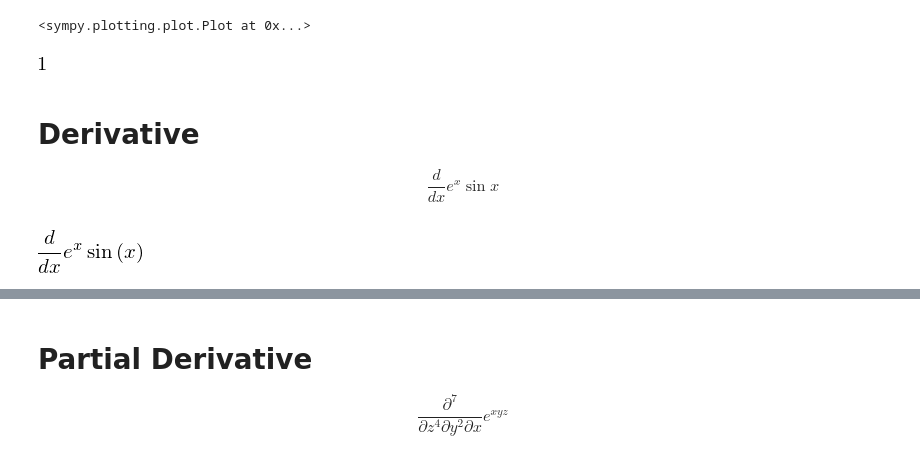
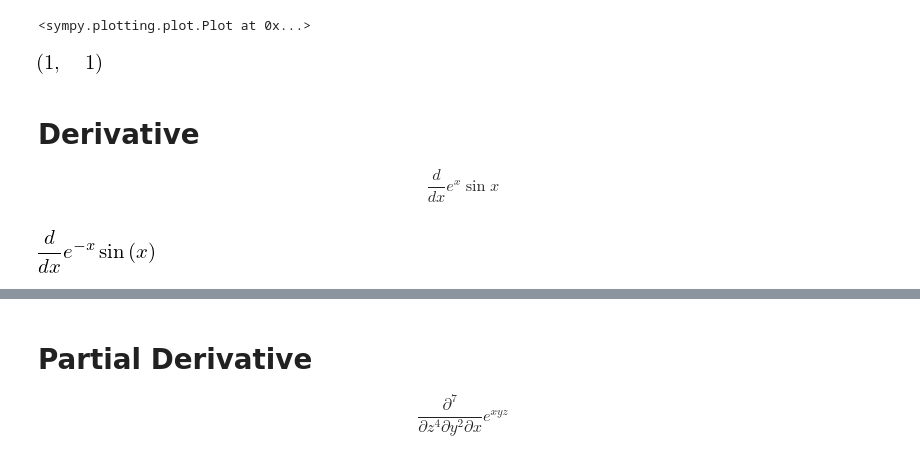
Before and after one commit to HayaoSuzuki/pyconjp2018, a Jupyter notebook: 180917slide_revised.ipynb, the cells around one changed output, grey strips where cells are left out. Saved outputs shown, nothing was run; the diff lists cells and outputs as text; code cells hidden in the pictures.

```diff
--- a/180917slide_revised.ipynb
+++ b/180917slide_revised.ipynb
@@ -288,9 +288,9 @@ plot(f, (x, -4 * pi, 4 * pi))
 [figure]
 <sympy.plotting.plot.Plot at 0x...>
 # %%
-limit(f, x, 0, "+")
+limit(f, x, 0, "+"), limit(f, x, 0, "-")
 # %% [output]
-[figure, old version]
+[figure, new version]
 # %% [markdown]
 # Derivative
 
@@ -299,11 +299,11 @@ $$ \frac{d}{dx} e^{x}\sin{x} $$
 from sympy import Symbol, Derivative, exp, sin
 
 x = Symbol("x")
-f = exp(x) * sin(x)
+f = exp(-x) * sin(x)
 expr = Derivative(f, x)
 expr
 # %% [output]
-[figure, old version]
+[figure, new version]
 # %%
 expr.doit()
 # %% [output]
```
Also changed, not shown: parts of 23 cells of this notebook.
